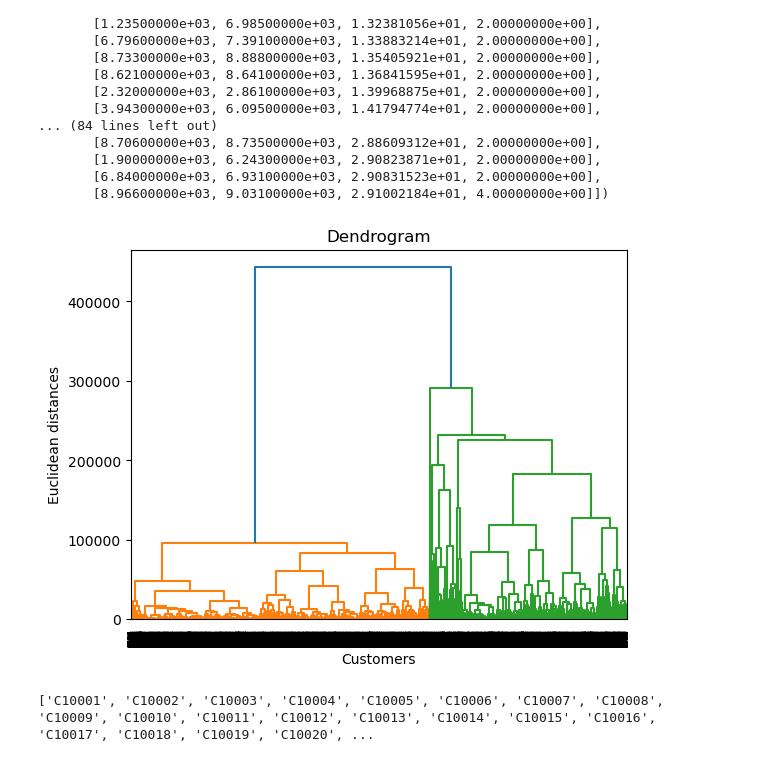
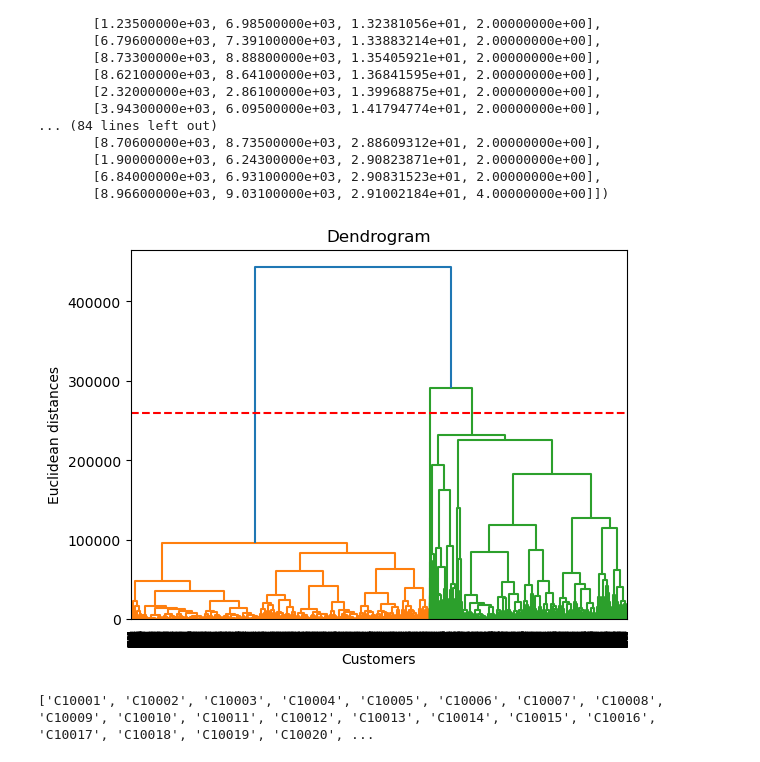
Before and after one commit to Juanisazalu/Analitica2_trabajo2, a Jupyter notebook: TRABAJO 2.ipynb, the cells around one changed output. Saved outputs shown, nothing was run; the diff lists cells and outputs as text; code cells hidden in the pictures.

```diff
--- a/TRABAJO 2.ipynb
+++ b/TRABAJO 2.ipynb
@@ -248,12 +248,13 @@ array([[5.21900000e+03, 8.44200000e+03, 4.84679340e+00, 2.00000000e+00],
 # %%
 import scipy.cluster.hierarchy as sch
 dendrogram = sch.dendrogram(sch.linkage(tabla, method = 'ward'))
 plt.title('Dendrogram')
 plt.xlabel('Customers')
 plt.ylabel('Euclidean distances')
+plt.axhline(y=260000, color='red', linestyle='--')
 plt.show()
 # %% [output]
-[figure, old version]
+[figure, new version]
 # %%
 # Dibujo del dendograma
 labelList = list(tabla1['id'])
```
